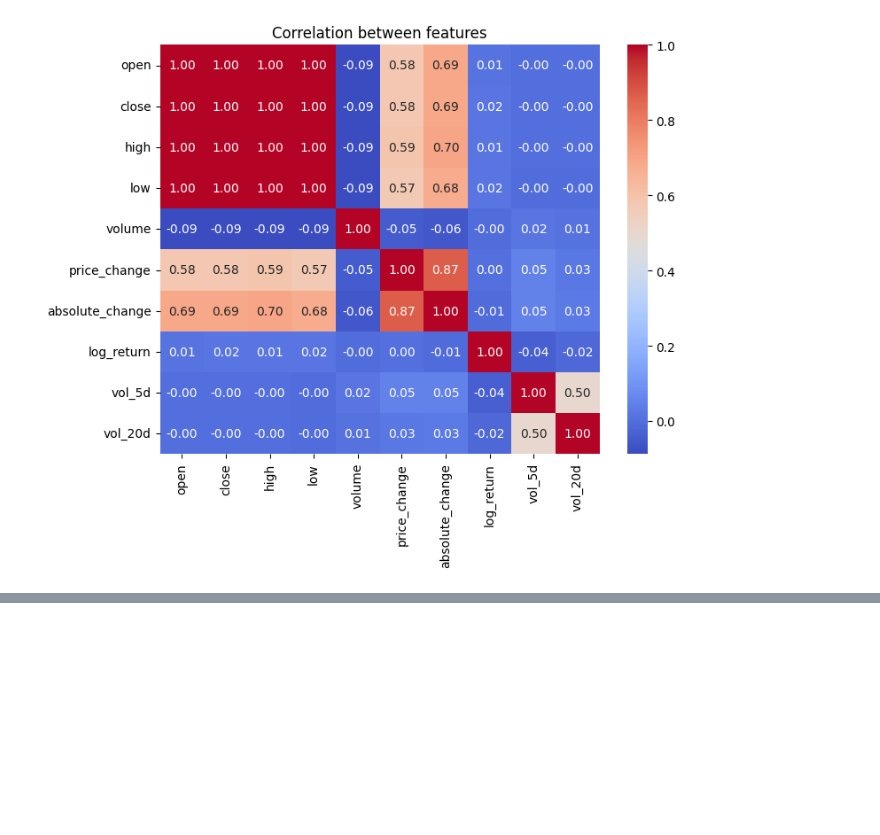
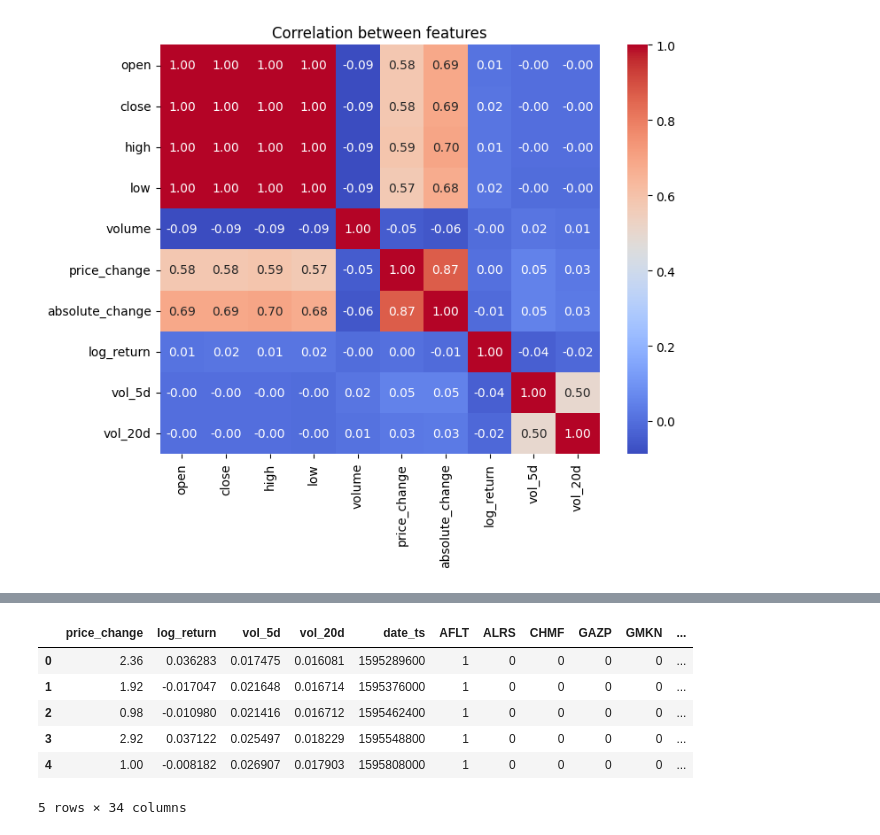
Before and after one commit to Dlzxn/FINAM_FORECAST, a Jupyter notebook: notebook/fin_analytic.ipynb, the cells around one changed output, grey strips where cells are left out. Cells and saved outputs as stored; diff of their text form; code cells hidden in the pictures; blank space fills up the shorter version.

```diff
--- a/notebook/fin_analytic.ipynb
+++ b/notebook/fin_analytic.ipynb
@@ -142,0 +256,11 @@ plt.show()
+# %%
+data_out = data_out.dropna().reset_index(drop = True)
+data_out.head()
+# %% [output]
+|  | price_change | log_return | vol_5d | vol_20d | date_ts | AFLT | ALRS | CHMF | GAZP | GMKN | ... |
+| 0 | 2.36 | 0.036283 | 0.017475 | 0.016081 | 1595289600 | 1 | 0 | 0 | 0 | 0 | ... |
+| 1 | 1.92 | -0.017047 | 0.021648 | 0.016714 | 1595376000 | 1 | 0 | 0 | 0 | 0 | ... |
+| 2 | 0.98 | -0.010980 | 0.021416 | 0.016712 | 1595462400 | 1 | 0 | 0 | 0 | 0 | ... |
+| 3 | 2.92 | 0.037122 | 0.025497 | 0.018229 | 1595548800 | 1 | 0 | 0 | 0 | 0 | ... |
+| 4 | 1.00 | -0.008182 | 0.026907 | 0.017903 | 1595808000 | 1 | 0 | 0 | 0 | 0 | ... |
+5 rows × 34 columns
```
Also changed, not shown: parts of 13 cells of this notebook, 2 other files.
